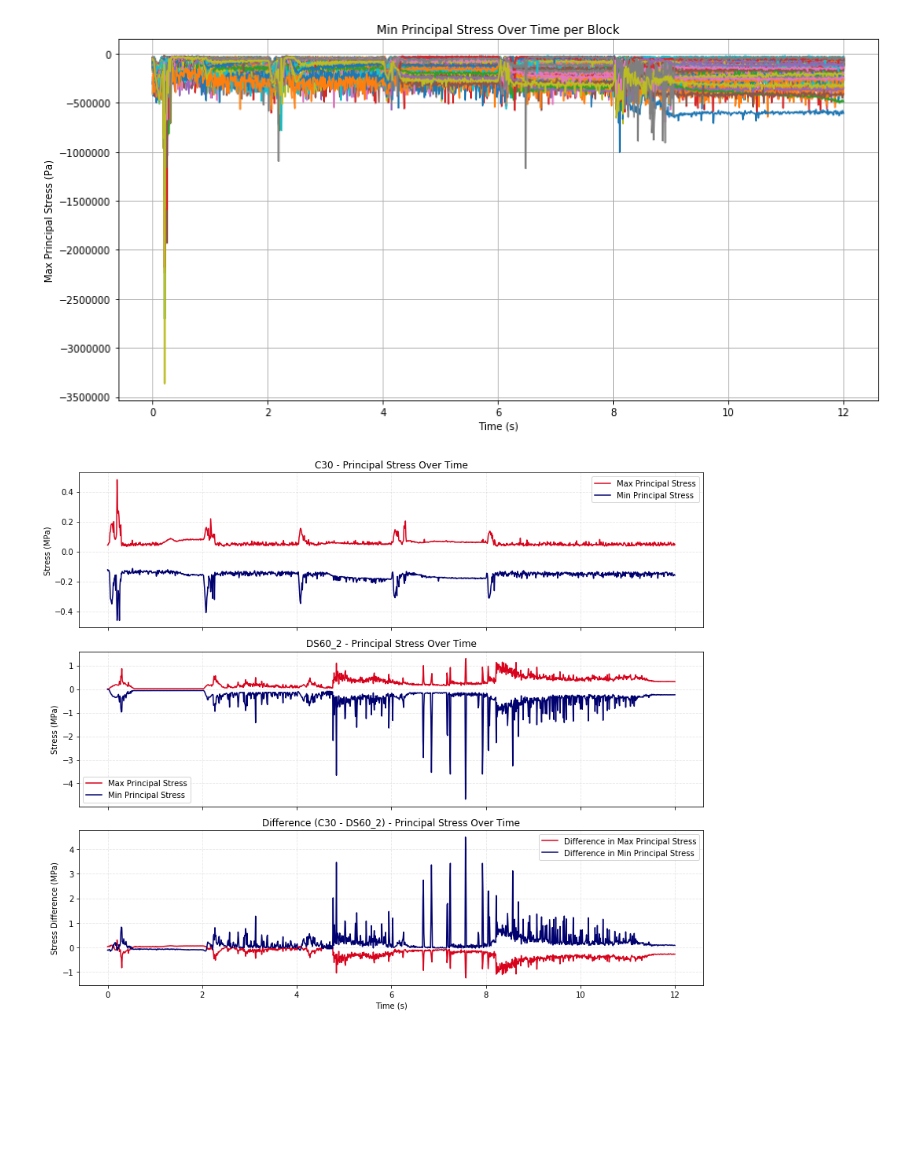
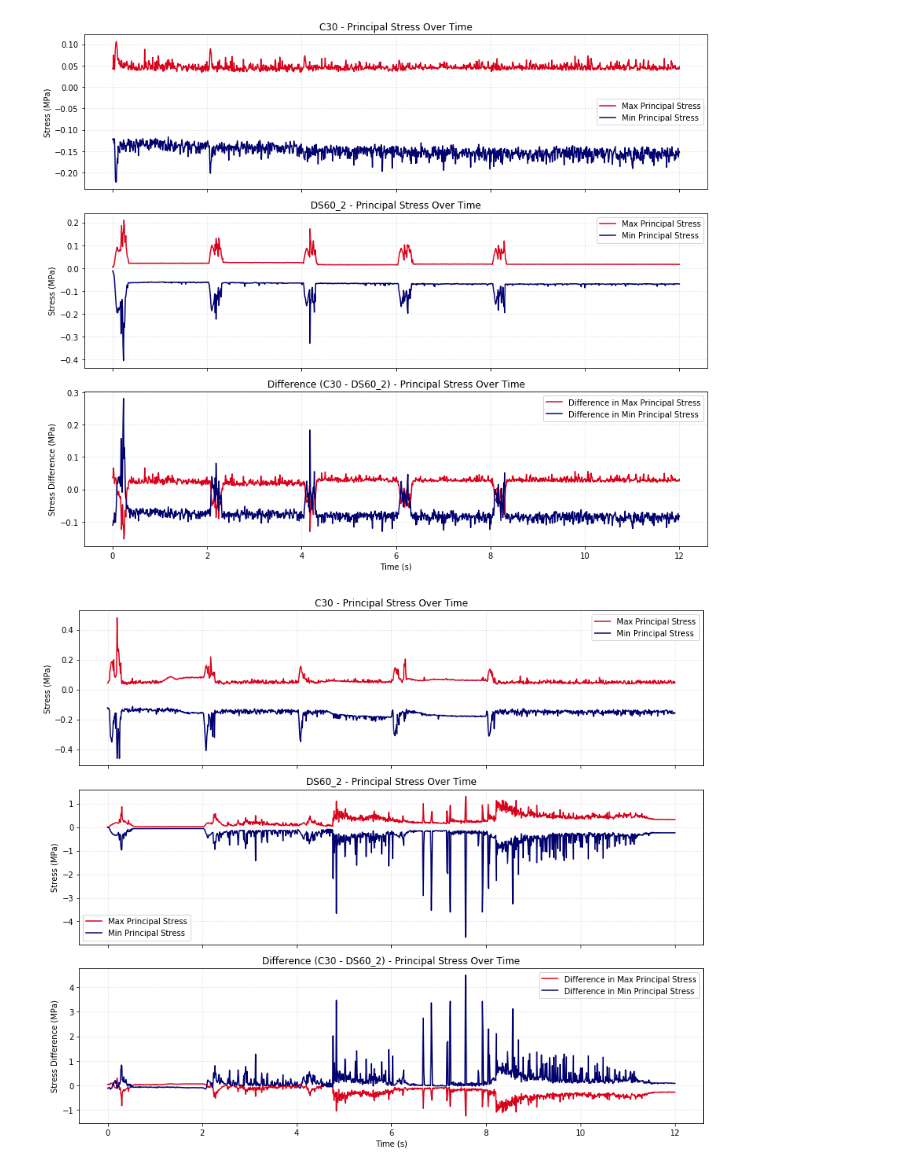
Before and after one commit to ThomasPennockTU/Thesis_Repository, a Jupyter notebook: workfolder/stresses material/stresses_in_blocks.ipynb, the cells around one changed output. Cells and saved outputs as stored; diff of their text form; code cells hidden in the pictures; blank space fills up the shorter version.

```diff
--- a/workfolder/stresses material/stresses_in_blocks.ipynb
+++ b/workfolder/stresses material/stresses_in_blocks.ipynb
@@ -37,30 +8,88 @@ plt.show()
 # %%
-
 # -*- coding: utf-8 -*-
 import matplotlib.pyplot as plt
 import pandas as pd
+%matplotlib inline
 
-# --- Load CSV ---
-csv_path = 'min_principal_stress_per_block_H06.csv'
-df = pd.read_csv(csv_path)
+# Force white background
+plt.rcParams['figure.facecolor'] = 'white'
+plt.rcParams['axes.facecolor'] = 'white'
 
-# --- Extract time and block columns ---
-time = df['Time']
-block_columns = df.columns.drop('Time')
-# print(df.head())
-# --- Plot ---
-plt.figure(figsize=(12, 6))
+# -------------------------------
+# File paths
+# -------------------------------
 
-for block in block_columns:
-    plt.plot(time, df[block], label=block)
+# CSV files
+csv_C30 = 'principal_stress_per_block_H05_C30.csv'
+csv_DS60 = 'principal_stress_per_block_H05_DS60_2.csv'
 
-plt.title("Min Principal Stress Over Time per Block")
-plt.xlabel("Time (s)")
-plt.ylabel("Max Principal Stress (Pa)")
-plt.grid(True)
-# plt.legend(loc='upper right', fontsize='small', ncol=2)
+# -------------------------------
+# Load data
+# -------------------------------
+
+# Load both datasets
+df_C30 = pd.read_csv(csv_C30)
+df_DS60 = pd.read_csv(csv_DS60)
+
+# Time vector
+time = df_C30['Time']   # assume time vectors are identical
+
+# Find min and max columns
+cols_C30_max = [col for col in df_C30.columns if col.endswith('_max')]
+cols_C30_min = [col for col in df_C30.columns if col.endswith('_min')]
+
+cols_DS60_max = [col for col in df_DS60.columns if col.endswith('_max')]
+cols_DS60_min = [col for col in df_DS60.columns if col.endswith('_min')]
+
+# Compute max and min across blocks
+max_C30 = df_C30[cols_C30_max].max(axis=1)
+min_C30 = df_C30[cols_C30_min].min(axis=1)
+
+max_DS60 = df_DS60[cols_DS60_max].max(axis=1)
+min_DS60 = df_DS60[cols_DS60_min].min(axis=1)
+
+# Compute differences
+diff_max = max_C30 - max_DS60
+diff_min = min_C30 - min_DS60
+
+# -------------------------------
+# Plotting
+# -------------------------------
+
+fig, axs = plt.subplots(3, 1, figsize=(12, 10), sharex=True)
+
+# New color mapping
+color_max = '#d8031c'  # red
+color_min = '#01016f'  # blue
+
+# --- Subplot 1: C30 ---
+axs[0].plot(time, max_C30/1e6, color=color_max, label='Max Principal Stress')
+axs[0].plot(time, min_C30/1e6, color=color_min, label='Min Principal Stress')
+axs[0].set_title('C30 - Principal Stress Over Time')
+axs[0].set_ylabel('Stress (MPa)')
+axs[0].legend()
+axs[0].grid(True, linestyle='--', alpha=0.3)
+
+# --- Subplot 2: DS60_2 ---
+axs[1].plot(time, max_DS60/1e6, color=color_max, label='Max Principal Stress')
+axs[1].plot(time, min_DS60/1e6, color=color_min, label='Min Principal Stress')
+axs[1].set_title('DS60_2 - Principal Stress Over Time')
+axs[1].set_ylabel('Stress (MPa)')
+axs[1].legend()
+axs[1].grid(True, linestyle='--', alpha=0.3)
+
+# --- Subplot 3: Difference (C30 - DS60_2) ---
+axs[2].plot(time, diff_max/1e6, color=color_max, label='Difference in Max Principal Stress')
+axs[2].plot(time, diff_min/1e6, color=color_min, label='Difference in Min Principal Stress')
+axs[2].set_title('Difference (C30 - DS60_2) - Principal Stress Over Time')
+axs[2].set_xlabel('Time (s)')
+axs[2].set_ylabel('Stress Difference (MPa)')
+axs[2].legend()
+axs[2].grid(True, linestyle='--', alpha=0.3)
+
+
+
+
 plt.tight_layout()
-# plt.savefig("stress_over_time_per_block.png")
-print("✅ Plot saved: stress_over_time_per_block.png")
 plt.show()
 # %% [output]
@@ -68,4 +96,4 @@ plt.show()
-[figure, old version]
+[figure, new version]
 # %%
 # -*- coding: utf-8 -*-
 import matplotlib.pyplot as plt
```
Also changed, not shown: parts of 9 cells of this notebook, 6 other files.
